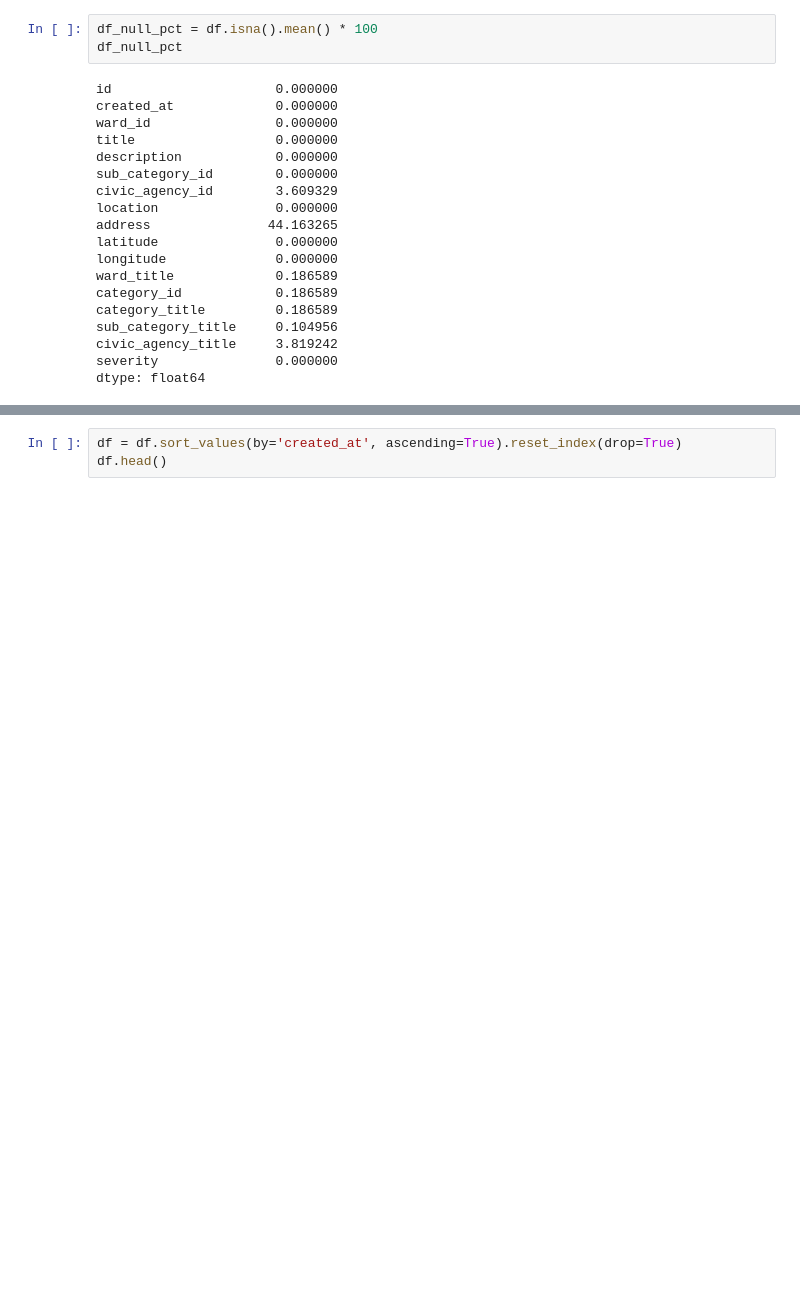
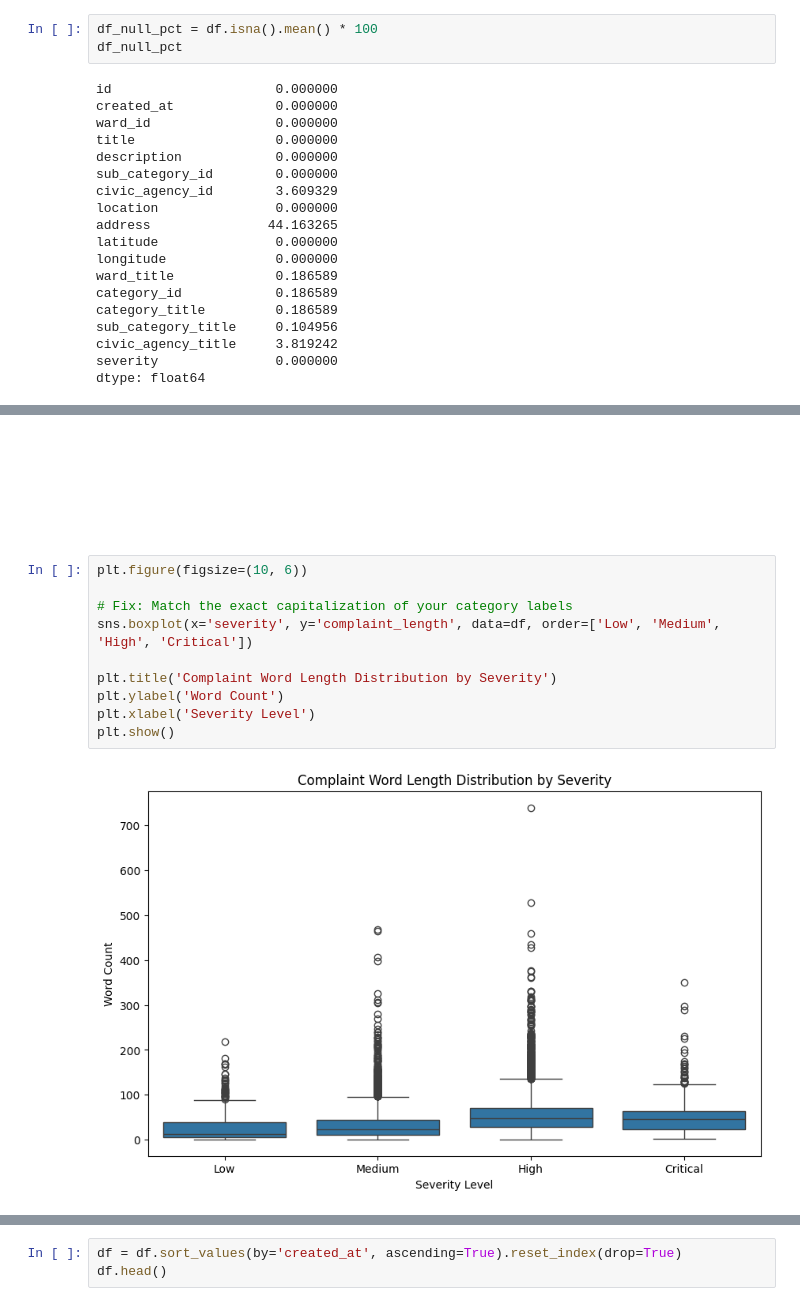
Before and after one commit to sandipan-ds/ai_grievance_system, a Jupyter notebook: notebook/ai_grievance_system.ipynb, the cells around one changed output, grey strips where cells are left out. Drawn from its saved outputs; the diff is of its cells as text; blank space fills up the shorter version.

```diff
--- a/notebook/ai_grievance_system.ipynb
+++ b/notebook/ai_grievance_system.ipynb
@@ -204,0 +278,15 @@ df.head(1)
+# %% [markdown]
+<p style="color: white; font-size: 16px; font-style: italic;">
+From the above anaysis, we can see that certain sentences with fewer than 14 words still capture meaningful severity. However, very short sentences like "Garbage not removed from road" and "Footpath cover broken" describe the situation but do not fully capture the severity of it. Therefore, we should try to extend them to a minimum of 14 words without disturbing the overall word-length distribution.
+# %%
+plt.figure(figsize=(10, 6))
+
+# Fix: Match the exact capitalization of your category labels
+sns.boxplot(x='severity', y='complaint_length', data=df, order=['Low', 'Medium', 'High', 'Critical'])
+
+plt.title('Complaint Word Length Distribution by Severity')
+plt.ylabel('Word Count')
+plt.xlabel('Severity Level')
+plt.show()
+# %% [output]
+[figure, added]
```
Also changed, not shown: parts of 38 cells of this notebook, 33 other files.
